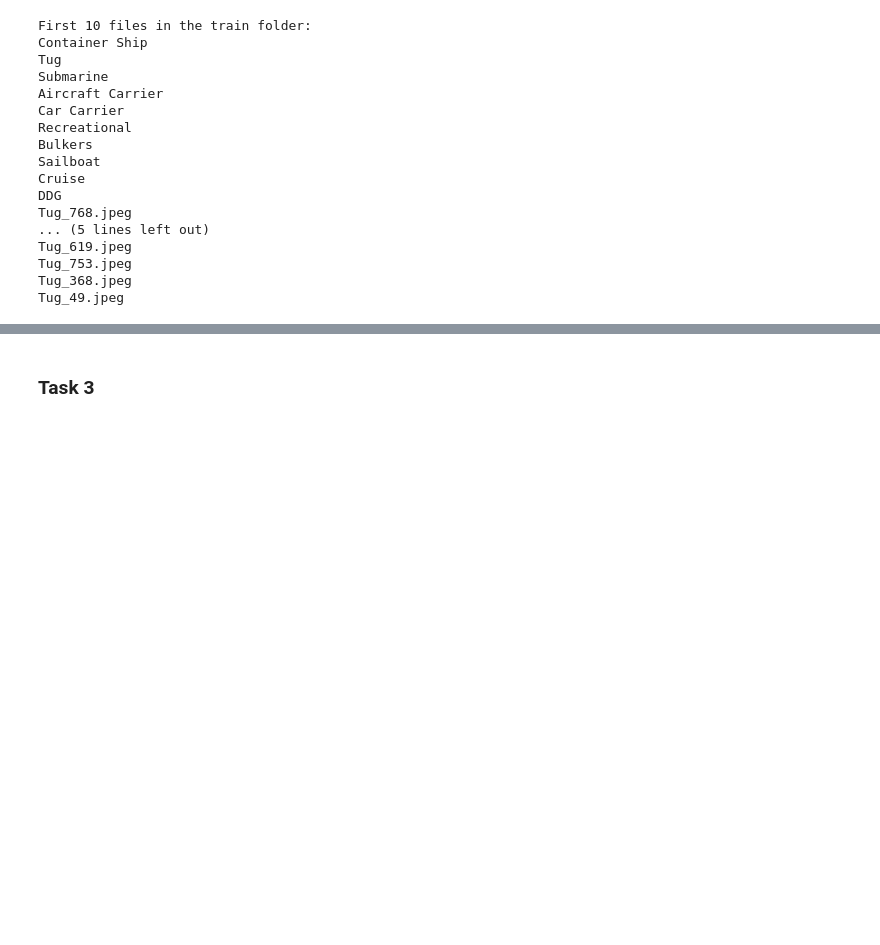
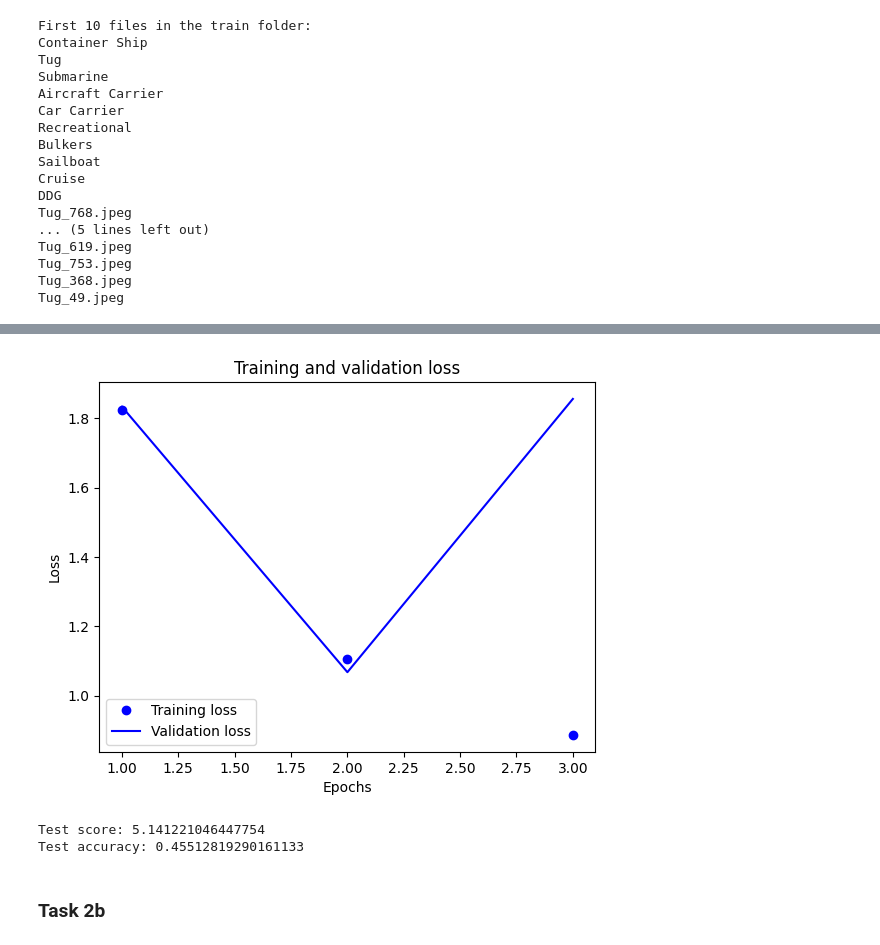
Before and after one commit to literandltx/data_analisys_labs, a Jupyter notebook: cardiotocography_lab3.ipynb, the cells around one changed output, grey strips where cells are left out. Drawn from its saved outputs; the diff is of its cells as text; code cells hidden in the pictures; blank space fills up the shorter version.

Commit message:
Add task1 and task2 lab2

```diff
--- a/cardiotocography_lab3.ipynb
+++ b/cardiotocography_lab3.ipynb
@@ -244,0 +318,4 @@ Tug_49.jpeg
+# %%
+print(train.class_names)
+class_number = len(train.class_names)
+print(class_number)
@@ -244,0 +325,5 @@ Tug_49.jpeg
+# %%
+AUTOTUNE = tf.data.AUTOTUNE
+train = train.cache().shuffle(1000).prefetch(buffer_size=AUTOTUNE)
+valid = valid.cache().prefetch(buffer_size=AUTOTUNE)
+test = test.cache().prefetch(buffer_size=AUTOTUNE)
@@ -244,0 +375,12 @@ Tug_49.jpeg
+# %%
+conv_model.compile(
+    optimizer=keras.optimizers.RMSprop(learning_rate=0.001),
+    loss=keras.losses.SparseCategoricalCrossentropy(from_logits=False),
+    metrics=["accuracy"]
+)
+# %%
+import tensorflow.keras.backend as K
+
+K.clear_session()
+
+history_conv_model_fit = conv_model.fit(train, validation_data = valid, epochs=3)
@@ -245,2 +394,24 @@ Tug_49.jpeg
+# %%
+history_dict = history_conv_model_fit.history
+loss_values = history_dict["loss"]
+val_loss_values = history_dict["val_loss"]
+epochs = range(1, len(loss_values) + 1)
+
+plt.plot(epochs, loss_values, "bo", label="Training loss")
+plt.plot(epochs, val_loss_values, "b", label="Validation loss")
+plt.title("Training and validation loss")
+plt.xlabel("Epochs")
+plt.ylabel("Loss")
+plt.legend()
+plt.show()
+# %% [output]
+[figure, added]
+# %%
+score = conv_model.evaluate(test, verbose=0)
+print('Test score:', score[0])
+print('Test accuracy:', score[1])
+# %% [output]
+Test score: 5.141221046447754
+Test accuracy: 0.45512819290161133
 # %% [markdown]
-### Task 3
+### Task 2b
```
Also changed, not shown: parts of 17 cells of this notebook.
